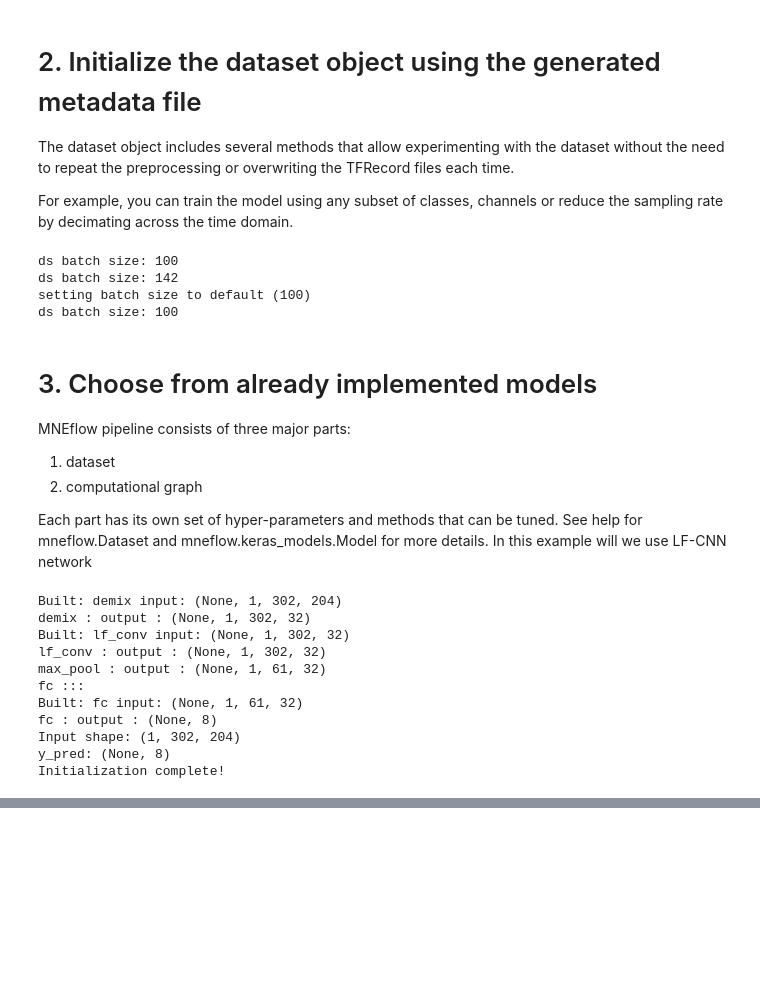
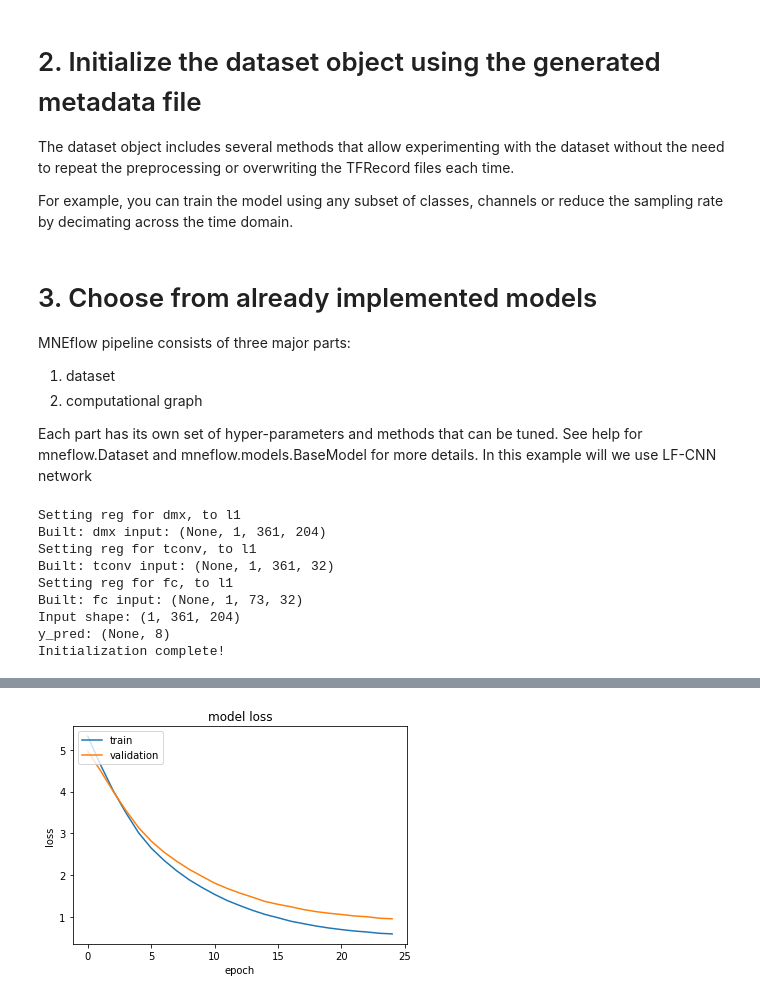
Before and after one commit to zubara/mneflow, a Jupyter notebook: examples/mneflow_example_tf2.ipynb, the cells around one changed output, grey strips where cells are left out. Saved outputs shown, nothing was run; the diff lists cells and outputs as text; code cells hidden in the pictures; blank space fills up the shorter version.

```diff
--- a/examples/mneflow_example_tf2.ipynb
+++ b/examples/mneflow_example_tf2.ipynb
@@ -119,12 +128,7 @@ The dataset object includes several methods that allow experimenting with the da
 
 For example, you can train the model using any subset of classes, channels or reduce the sampling rate by decimating across the time domain.
 # %%
-dataset = mneflow.Dataset(meta, train_batch=100, class_subset=None, pick_channels=None, decim=None)
+dataset = mneflow.Dataset(meta, train_batch=100)
-# %% [output]
-ds batch size: 100
-ds batch size: 142
-setting batch size to default (100)
-ds batch size: 100
 # %% [markdown]
 # 3. Choose from already implemented models
 
@@ -133,7 +137,7 @@ MNEflow pipeline consists of three major parts:
 2. computational graph
 
 Each part has its own set of hyper-parameters and methods that can be tuned. See help for mneflow.Dataset
-and mneflow.keras_models.Model for more details.
+and mneflow.models.BaseModel for more details.
 In this example will we use LF-CNN network
 # %%
 # specify model parameters
@@ -147,25 +151,22 @@ lf_params = dict(n_latent=32, #number of latent factors
                   model_path = import_opt['savepath'],
                   dropout = .5,
                   l1_scope = ["weights"],
-                  l1=3e-4)
+                  l1=3e-3)
 
 model = mneflow.models.LFCNN(dataset, lf_params)
 model.build()
 # %% [output]
-Built: demix input: (None, 1, 302, 204)
-demix : output : (None, 1, 302, 32)
-Built: lf_conv input: (None, 1, 302, 32)
-lf_conv : output : (None, 1, 302, 32)
-max_pool : output : (None, 1, 61, 32)
-fc :::
-Built: fc input: (None, 1, 61, 32)
-fc : output : (None, 8)
-Input shape: (1, 302, 204)
+Setting reg for dmx, to l1
+Built: dmx input: (None, 1, 361, 204)
+Setting reg for tconv, to l1
+Built: tconv input: (None, 1, 361, 32)
+Setting reg for fc, to l1
+Built: fc input: (None, 1, 73, 32)
+Input shape: (1, 361, 204)
 y_pred: (None, 8)
 Initialization complete!
 # %%
 #train the model for 10 epochs
-model.train(n_epochs=10,
-            eval_step=100,
-            early_stopping=3)
+model.train(n_epochs=25, eval_step=100, early_stopping=5)
+model.plot_hist()
 # %% [output]
@@ -188,0 +190 @@ Epoch 7/10
+[figure, added]
```
Also changed, not shown: parts of 10 cells of this notebook, 9 other files.
